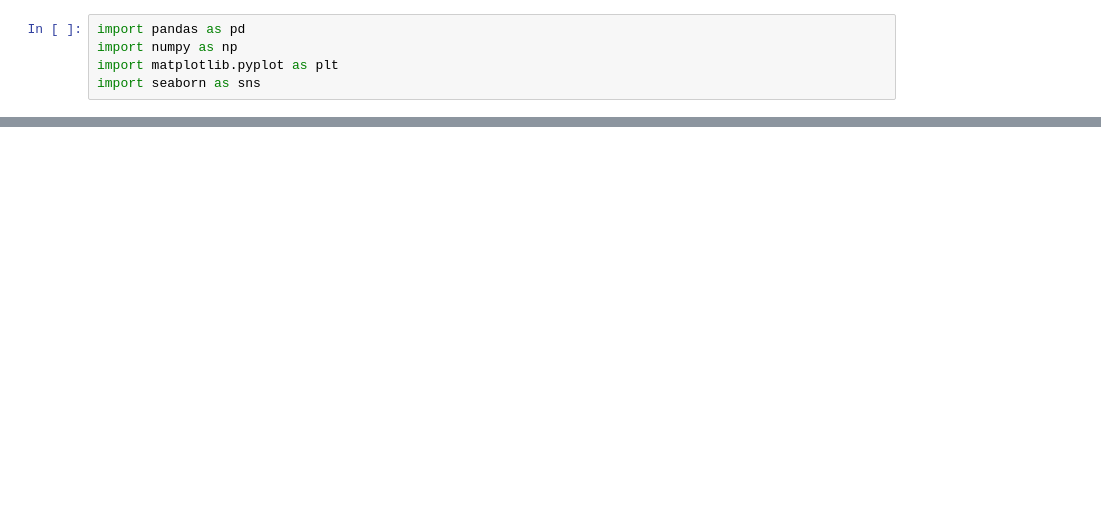
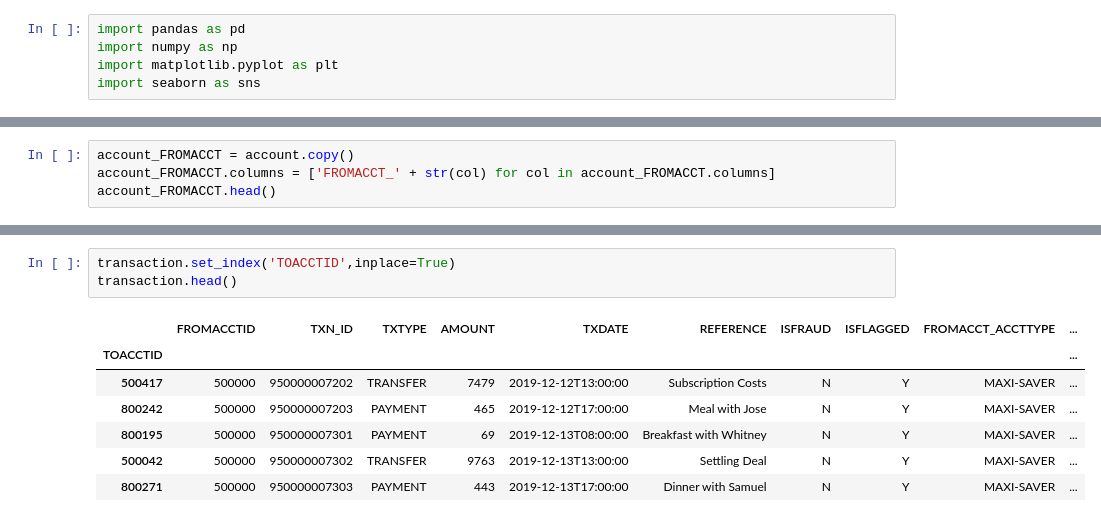
Before and after one commit to sindhri/anomaly2020, a Jupyter notebook: anomaly2020_visualization.ipynb, the cells around one changed output, grey strips where cells are left out. Saved outputs shown, nothing was run; the diff lists cells and outputs as text; blank space fills up the shorter version.

```diff
--- a/anomaly2020_visualization.ipynb
+++ b/anomaly2020_visualization.ipynb
@@ -23,0 +18,4 @@ faccount
+# %%
+account_FROMACCT = account.copy()
+account_FROMACCT.columns = ['FROMACCT_' + str(col) for col in account_FROMACCT.columns]
+account_FROMACCT.head()
@@ -73,0 +75,11 @@ memory usage: 187.6+ KB
+# %%
+transaction.set_index('TOACCTID',inplace=True)
+transaction.head()
+# %% [output]
+|  | FROMACCTID | TXN_ID | TXTYPE | AMOUNT | TXDATE | REFERENCE | ISFRAUD | ISFLAGGED | FROMACCT_ACCTTYPE | ... |
+| TOACCTID |  |  |  |  |  |  |  |  |  | ... |
+| 500417 | 500000 | 950000007202 | TRANSFER | 7479 | 2019-12-12T13:00:00 | Subscription Costs | N | Y | MAXI-SAVER | ... |
+| 800242 | 500000 | 950000007203 | PAYMENT | 465 | 2019-12-12T17:00:00 | Meal with Jose | N | Y | MAXI-SAVER | ... |
+| 800195 | 500000 | 950000007301 | PAYMENT | 69 | 2019-12-13T08:00:00 | Breakfast with Whitney | N | Y | MAXI-SAVER | ... |
+| 500042 | 500000 | 950000007302 | TRANSFER | 9763 | 2019-12-13T13:00:00 | Settling Deal | N | Y | MAXI-SAVER | ... |
+| 800271 | 500000 | 950000007303 | PAYMENT | 443 | 2019-12-13T17:00:00 | Dinner with Samuel | N | Y | MAXI-SAVER | ... |
```
Also changed, not shown: parts of 14 cells of this notebook.
